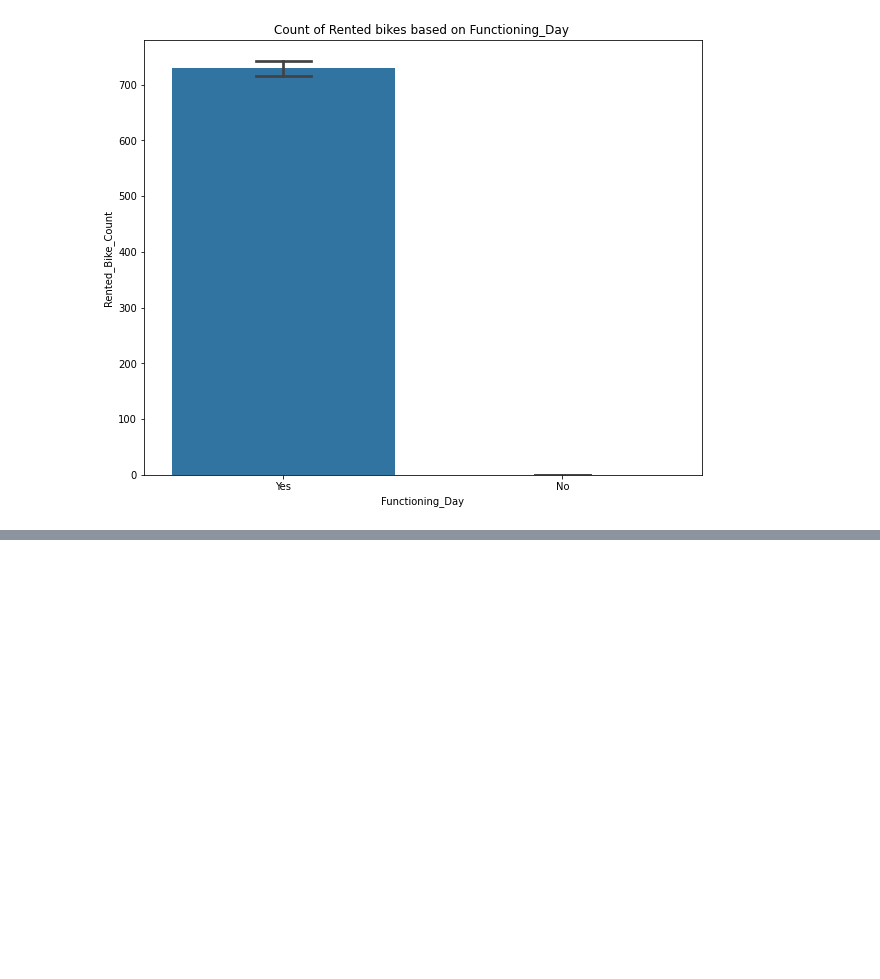
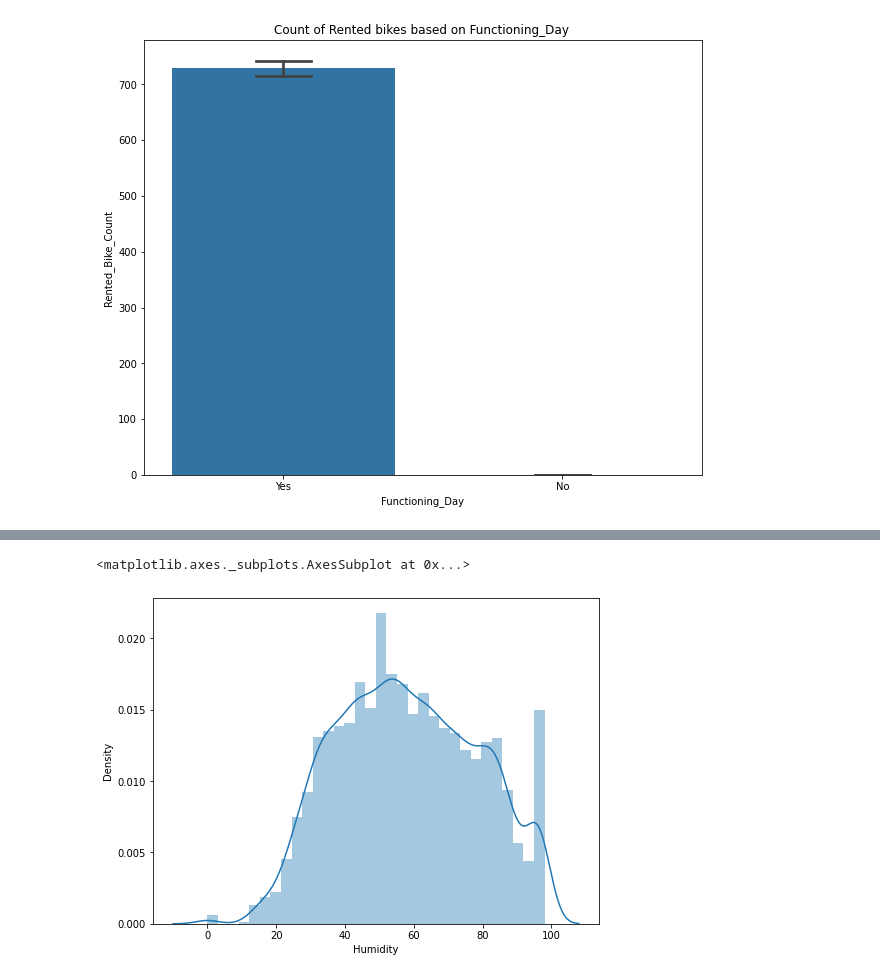
Before and after one commit to vivvvek24/Bike-Sharing-Demand-Prediction, a Jupyter notebook: Copy_of_Bike_Sharing_Demand_Prediction_Capstone_Project.ipynb, the cells around one changed output, grey strips where cells are left out. Drawn from its saved outputs; the diff is of its cells as text; code cells hidden in the pictures; blank space fills up the shorter version.

```diff
--- a/Copy_of_Bike_Sharing_Demand_Prediction_Capstone_Project.ipynb
+++ b/Copy_of_Bike_Sharing_Demand_Prediction_Capstone_Project.ipynb
@@ -331,0 +367,6 @@ ax.set(title='Count of Rented bikes based on  Holiday ')
+# %%
+plt.figure(figsize=(8,6))
+sns.distplot(bike_df['Humidity'])
+# %% [output]
+<matplotlib.axes._subplots.AxesSubplot at 0x...>
+[figure, added]
```
Also changed, not shown: parts of 23 cells of this notebook.
